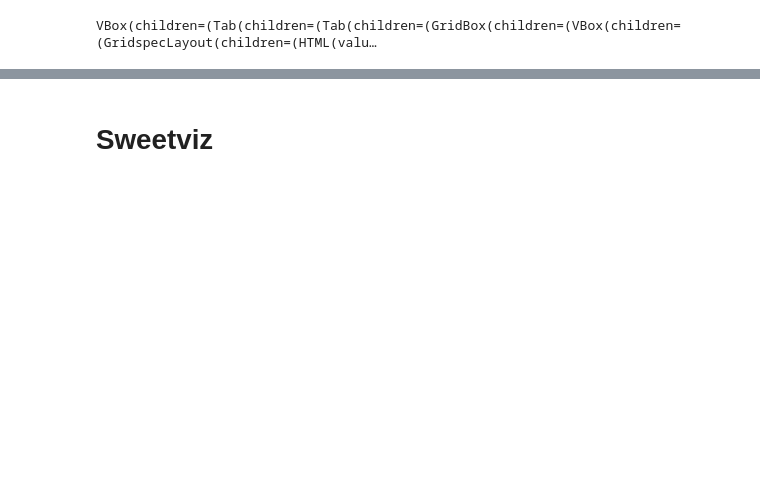
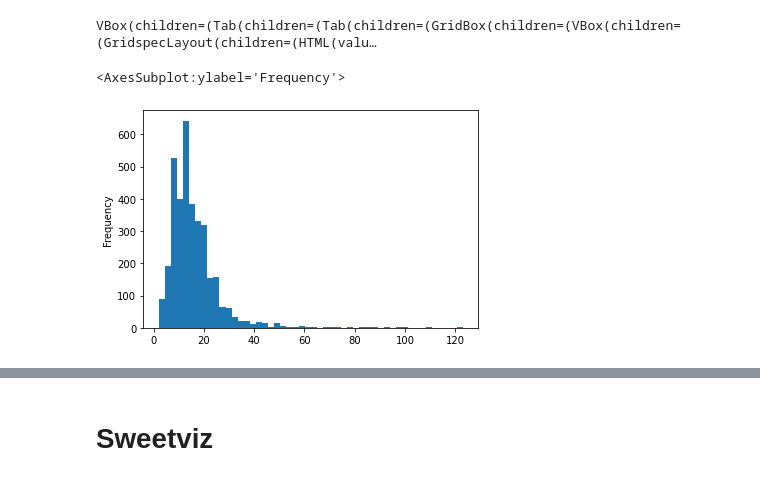
Before and after one commit to PacktPublishing/Practical-Data-Science-with-Python, a Jupyter notebook: Chapter5/Chapter_5_code.ipynb, the cells around one changed output, grey strips where cells are left out. Cells and saved outputs as stored; diff of their text form; code cells hidden in the pictures; blank space fills up the shorter version.

```diff
--- a/Chapter5/Chapter_5_code.ipynb
+++ b/Chapter5/Chapter_5_code.ipynb
@@ -281,3 +281,8 @@ report = ProfileReport(df)
 report.to_widgets()
 # %% [output]
 VBox(children=(Tab(children=(Tab(children=(GridBox(children=(VBox(children=(GridspecLayout(children=(HTML(valu…
+# %%
+df['Track'].str.len().plot.hist(bins=50)
+# %% [output]
+<AxesSubplot:ylabel='Frequency'>
+[figure, added]
```
Also changed, not shown: parts of 5 cells of this notebook, 5 other files.
